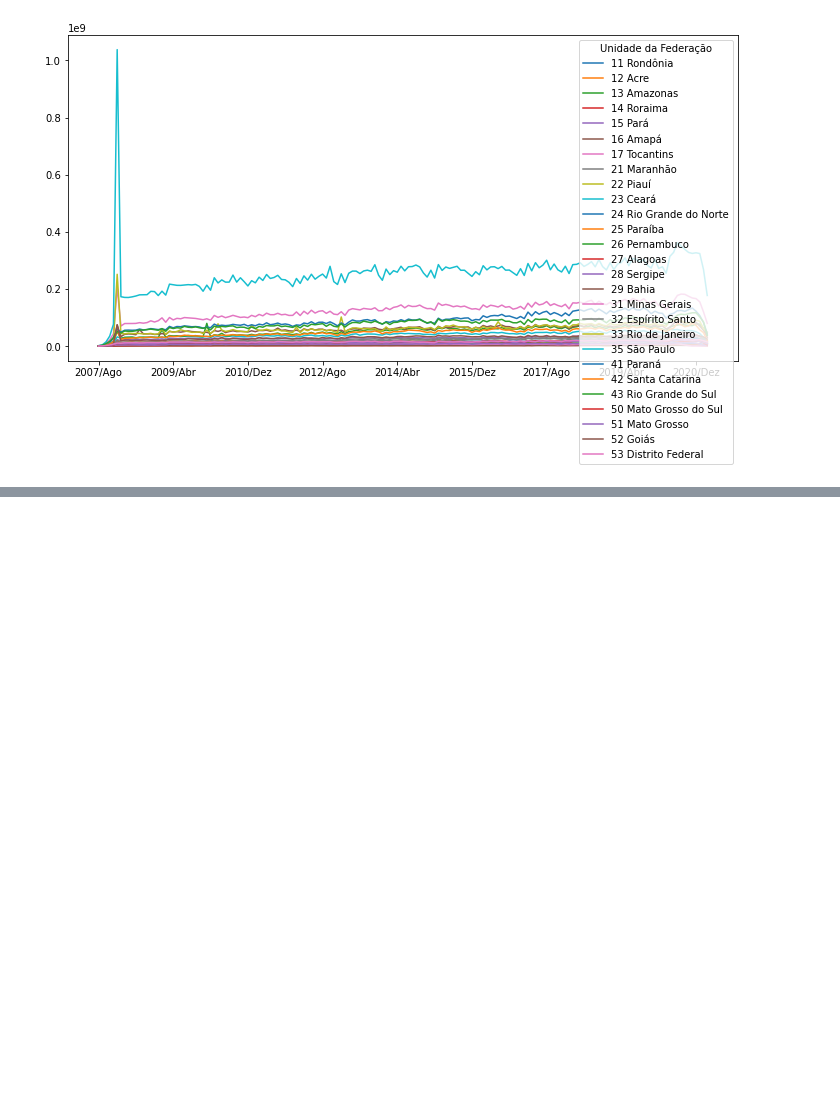
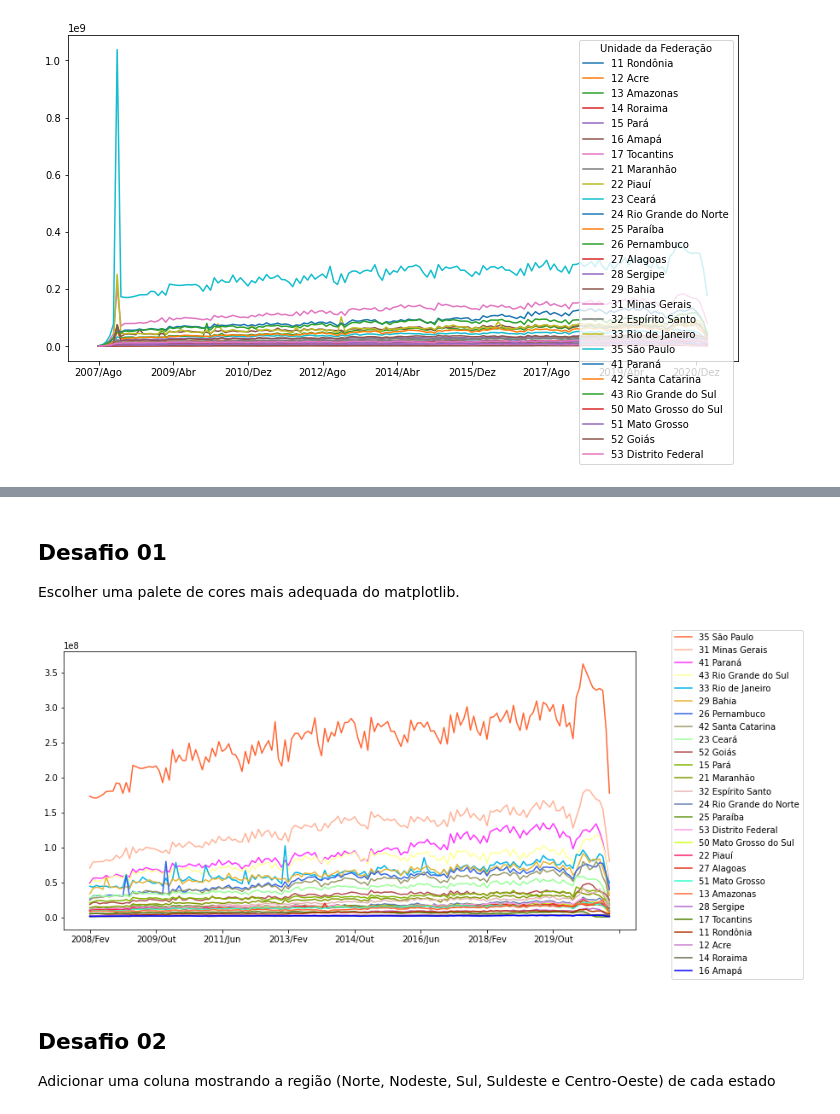
Before and after one commit to thiagoiori/Bootcamp_DS, a Jupyter notebook: Modulo01/Desafio03/Desafio03.ipynb, the cells around one changed output, grey strips where cells are left out. Cells and saved outputs as stored; diff of their text form; code cells hidden in the pictures; blank space fills up the shorter version.

```diff
--- a/Modulo01/Desafio03/Desafio03.ipynb
+++ b/Modulo01/Desafio03/Desafio03.ipynb
@@ -235,0 +172,23 @@ Desafio 02: Plotar o gráfico de linha com apenas 5 estados de sua preferência
+# %% [markdown]
+## Desafio 01
+Escolher uma palete de cores mais adequada do matplotlib.
+# %%
+ax = ordenado_por_gasto.T.plot(figsize=(12,6), color="blue")
+ax.legend(loc="right", bbox_to_anchor=(.8, 0.2, 0.5, 0.5))
+leg = ax.get_legend()
+
+colors = ['#FF6633', '#FFB399', '#FF33FF', '#FFFF99', '#00B3E6',
+          '#E6B333', '#3366E6', '#999966', '#99FF99', '#B34D4D',
+          '#80B300', '#809900', '#E6B3B3', '#6680B3', '#66991A',
+          '#FF99E6', '#CCFF1A', '#FF1A66', '#E6331A', '#33FFCC',
+          '#FF6633', '#B366CC', '#4D8000', '#B33300', '#CC80CC',
+		      '#66664D']
+
+for idx, color in enumerate(colors):
+  ax.get_lines()[idx].set_color(color)
+  leg.legendHandles[idx].set_color(color)
+# %% [output]
+[figure, added]
+# %% [markdown]
+## Desafio 02
+Adicionar uma coluna mostrando a região (Norte, Nodeste, Sul, Suldeste e Centro-Oeste) de cada estado
```
Also changed, not shown: parts of 32 cells of this notebook.
